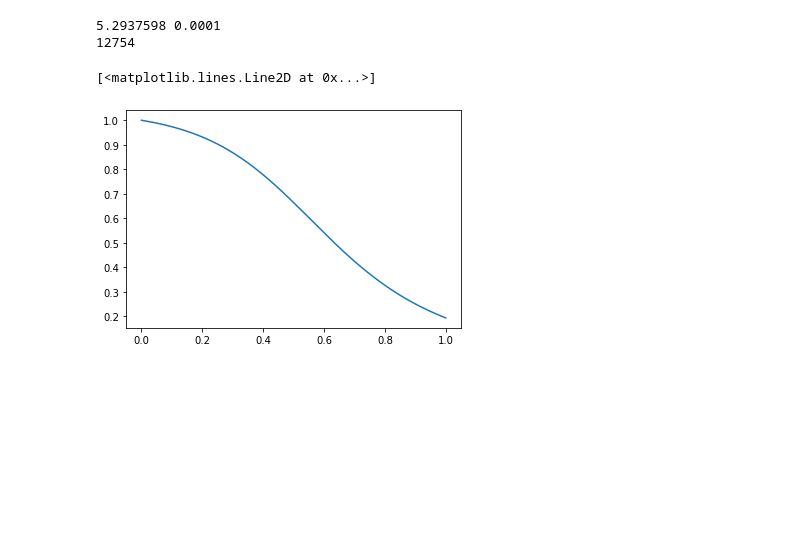
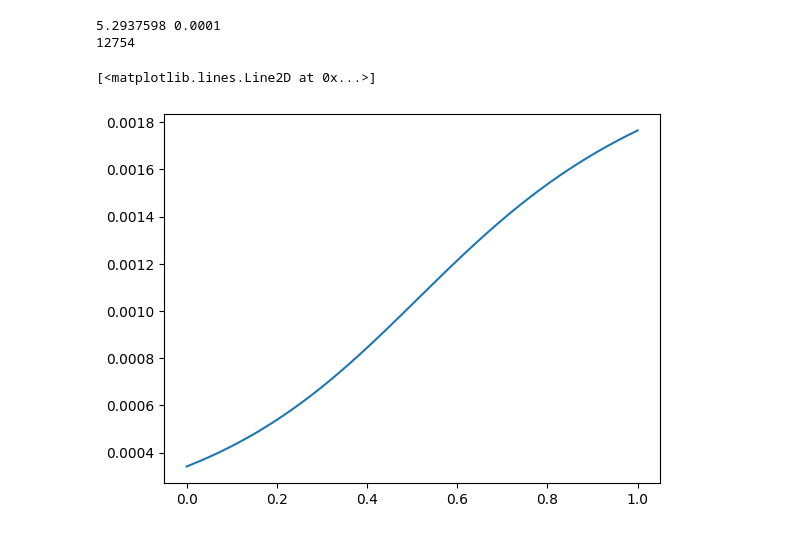
Before and after one commit to GertCell/PhysDep, a Jupyter notebook: GasDyn/Task_2_itam.ipynb, the cells around one changed output. Cells and saved outputs as stored; diff of their text form; code cells hidden in the pictures; blank space fills up the shorter version.

```diff
--- a/GasDyn/Task_2_itam.ipynb
+++ b/GasDyn/Task_2_itam.ipynb
@@ -160,7 +164,7 @@ e = np.linspace(0, L, n+1)
 po = np.linspace(0, L, n+1)
 poprev = np.linspace(0, L, n+1)
 p = np.linspace(0, L, n+1)
-M = np.linspace(0, L, n+1)
+M = []
 u = np.linspace(0, L, n+1)
 
 Q = np.array([[1.1 for i in range(0,n+1)] for j in range(0,3)])
@@ -286,35 +290,35 @@ for k in range(100000): #1) 1000
     Qnext[:,1:-1] = Q[:,1:-1] + kappa*tau/h*( abs(u[2:]-u[1:-1])*(Q[:,2:] - Q[:,1:-1]) - abs(u[1:-1]-u[0:-2])*(Q[:,1:-1] - Q[:,0:-2]) )
 
     po[1:-1] = Qnext[0,1:-1]/A[1:-1]
     u[1:-1] = Qnext[1,1:-1]/(A[1:-1]*po[1:-1])
     p[1:-1] = (Qnext[2,1:-1]/(A[1:-1]*po[1:-1]) - u[1:-1]*u[1:-1]/2) * po[1:-1]*(gamma-1)
 
     M = u/c
 
     Q[0] = Qnext[0].copy()
     Q[1] = Qnext[1].copy()
     Q[2] = Qnext[2].copy()
 
     F[0] = A*po*u
     F[1] = A*(po*u*u + p)
     F[2] = A*u*(po*(u*u/2 + p/(po*(gamma-1))) + p)
 
     S[0] = 0
     S[1] = p * dA
     S[2] = 0
 
     if ( max( abs((po-poprev)/(tau*po)) ) ) < eps:
         print(k)
         break
 
 
 
-pl.plot(x,po)
+pl.plot(x, M)
 # %% [output]
 5.2937598 0.0001
 12754
 [<matplotlib.lines.Line2D at 0x...>]
-[figure, old version]
+[figure, new version]
 # %%
 M = np.linspace(0, L, n+1)
 print(M)
```
Also changed, not shown: parts of 12 cells of this notebook, 5 other files.
